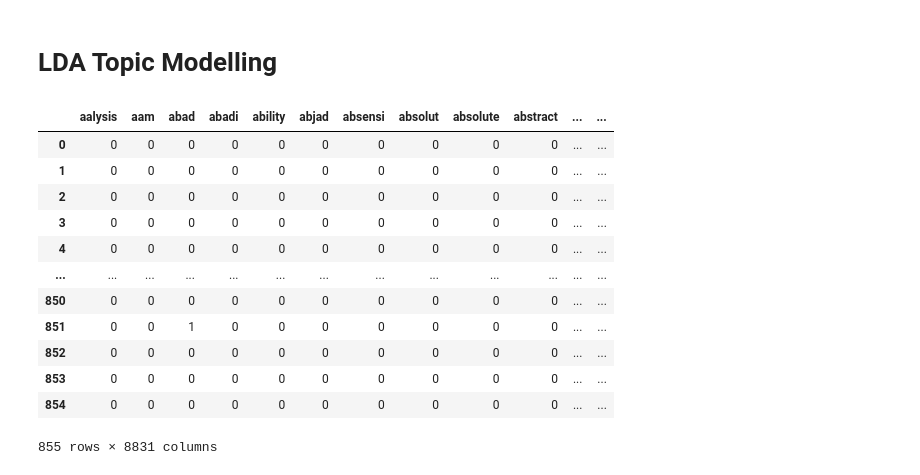
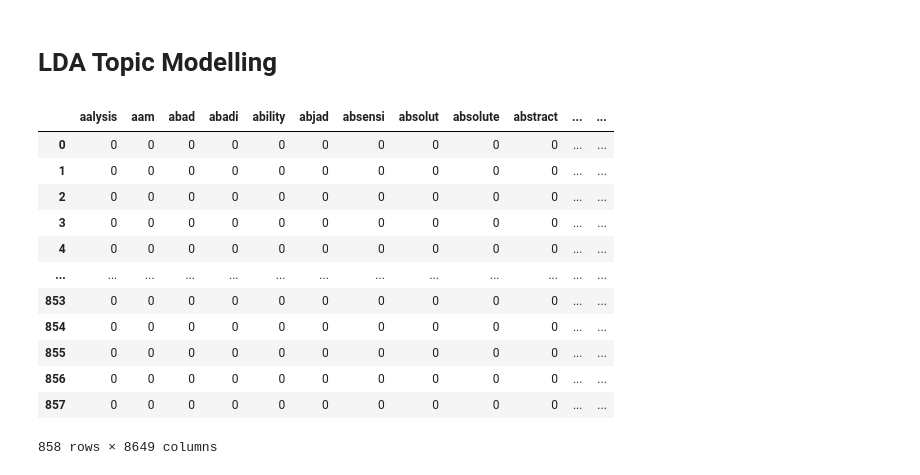
Before and after one commit to ZuniAmandaDewi/ppw, a Jupyter notebook: _sources/tugas_ppw/LDA Topic Modelling.ipynb, the cells around one changed output. Drawn from its saved outputs; the diff is of its cells as text; code cells hidden in the pictures.

```diff
--- a/_sources/tugas_ppw/LDA Topic Modelling.ipynb
+++ b/_sources/tugas_ppw/LDA Topic Modelling.ipynb
@@ -4,21 +4,21 @@
 import pandas as pd
 from sklearn.decomposition import LatentDirichletAllocation
 # %%
-TF = pd.read_csv("/content/drive/MyDrive/ppw/tugas/tugas_ppw/TF.csv")
+TF = pd.read_csv("/content/drive/MyDrive/ppw/tugas/tugas_ppw/TF_label.csv")
 TF
 # %% [output]
 |  | aalysis | aam | abad | abadi | ability | abjad | absensi | absolut | absolute | abstract | ... | ... |
 | 0 | 0 | 0 | 0 | 0 | 0 | 0 | 0 | 0 | 0 | 0 | ... | ... |
 | 1 | 0 | 0 | 0 | 0 | 0 | 0 | 0 | 0 | 0 | 0 | ... | ... |
 | 2 | 0 | 0 | 0 | 0 | 0 | 0 | 0 | 0 | 0 | 0 | ... | ... |
 | 3 | 0 | 0 | 0 | 0 | 0 | 0 | 0 | 0 | 0 | 0 | ... | ... |
 | 4 | 0 | 0 | 0 | 0 | 0 | 0 | 0 | 0 | 0 | 0 | ... | ... |
 | ... | ... | ... | ... | ... | ... | ... | ... | ... | ... | ... | ... | ... |
-| 850 | 0 | 0 | 0 | 0 | 0 | 0 | 0 | 0 | 0 | 0 | ... | ... |
-| 851 | 0 | 0 | 1 | 0 | 0 | 0 | 0 | 0 | 0 | 0 | ... | ... |
-| 852 | 0 | 0 | 0 | 0 | 0 | 0 | 0 | 0 | 0 | 0 | ... | ... |
 | 853 | 0 | 0 | 0 | 0 | 0 | 0 | 0 | 0 | 0 | 0 | ... | ... |
 | 854 | 0 | 0 | 0 | 0 | 0 | 0 | 0 | 0 | 0 | 0 | ... | ... |
+| 855 | 0 | 0 | 0 | 0 | 0 | 0 | 0 | 0 | 0 | 0 | ... | ... |
+| 856 | 0 | 0 | 0 | 0 | 0 | 0 | 0 | 0 | 0 | 0 | ... | ... |
+| 857 | 0 | 0 | 0 | 0 | 0 | 0 | 0 | 0 | 0 | 0 | ... | ... |
-855 rows × 8831 columns
+858 rows × 8649 columns
 # %%
 lda = LatentDirichletAllocation(n_components=3, doc_topic_prior=0.2, topic_word_prior=0.1,random_state=42,max_iter=1)
```
Also changed, not shown: parts of 27 cells of this notebook, 12 other files.
